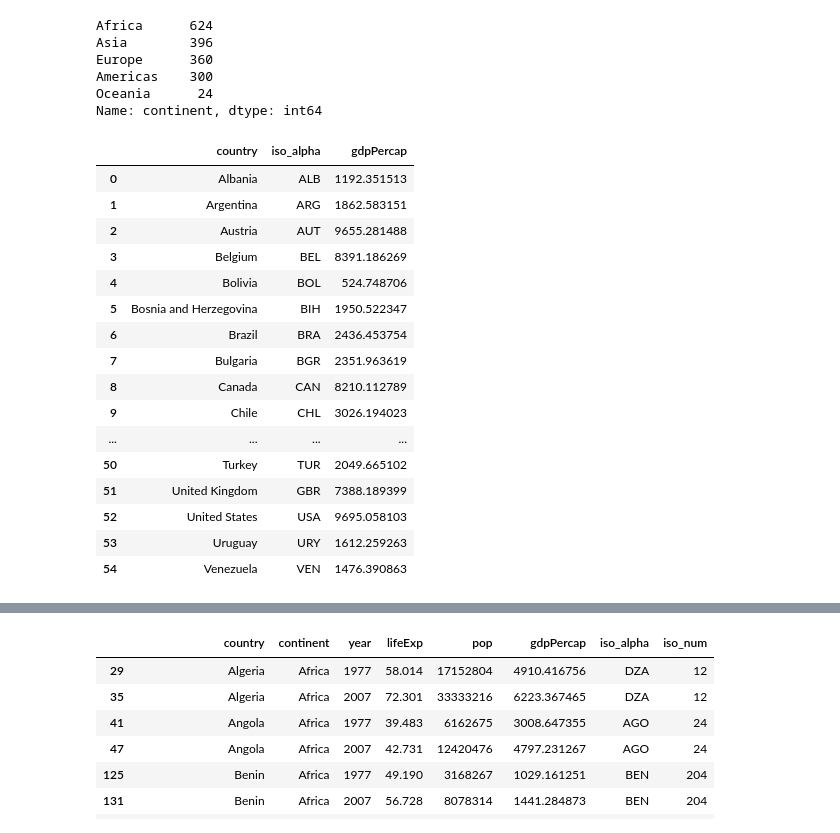
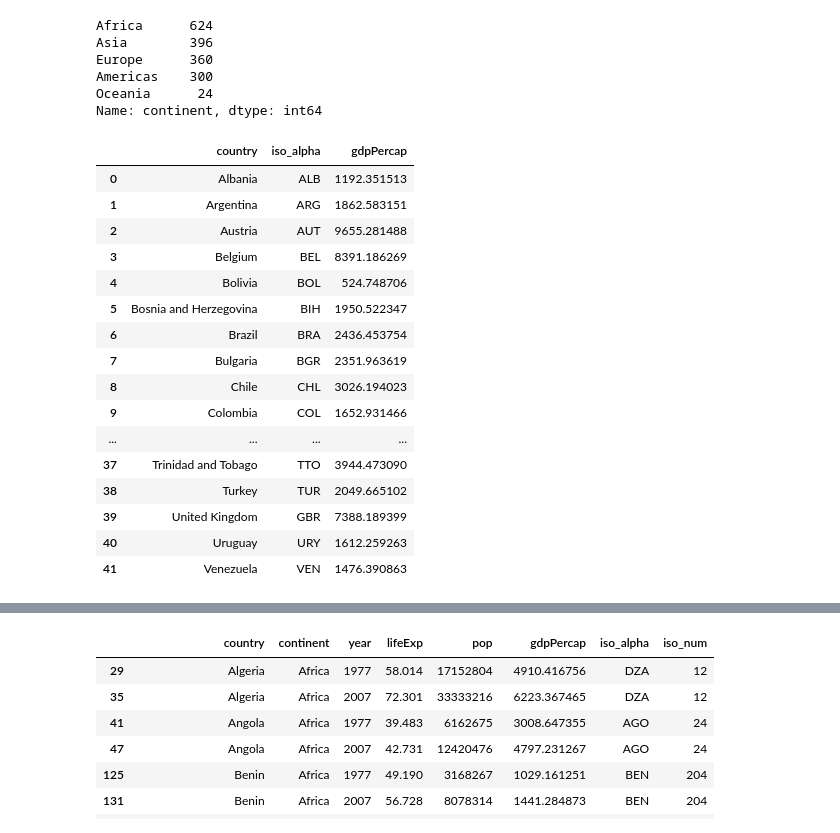
Before and after one commit to chebwa/Assignment9, a Jupyter notebook: Geo_Assignment.ipynb, the cells around one changed output, grey strips where cells are left out. Cells and saved outputs as stored; diff of their text form; code cells hidden in the pictures.

```diff
--- a/Geo_Assignment.ipynb
+++ b/Geo_Assignment.ipynb
@@ -84,26 +84,28 @@ Name: continent, dtype: int64
 # %%
 #Q2
 geo_europe_sa = geo.query("continent=='Europe' | continent =='Americas'")
+list =["Canada", "United States", "Mexico", "Cuba", "Guatemala", "Dominican Republic", "Costa Rica", "Panama", "Honduras", "Nicaragua", "Savador", "Jamaica", "Haiti", "Puerto Rico"]
+geo_europe_sa = geo_europe_sa.query("country !=list ")
 geo_europe_sa_std = geo_europe_sa.groupby(["country", "iso_alpha"])["gdpPercap"].std().reset_index()
 geo_europe_sa_std
 # %% [output]
 |  | country | iso_alpha | gdpPercap |
 | 0 | Albania | ALB | 1192.351513 |
 | 1 | Argentina | ARG | 1862.583151 |
 | 2 | Austria | AUT | 9655.281488 |
 | 3 | Belgium | BEL | 8391.186269 |
 | 4 | Bolivia | BOL | 524.748706 |
 | 5 | Bosnia and Herzegovina | BIH | 1950.522347 |
 | 6 | Brazil | BRA | 2436.453754 |
 | 7 | Bulgaria | BGR | 2351.963619 |
-| 8 | Canada | CAN | 8210.112789 |
-| 9 | Chile | CHL | 3026.194023 |
+| 8 | Chile | CHL | 3026.194023 |
+| 9 | Colombia | COL | 1652.931466 |
 | ... | ... | ... | ... |
-| 50 | Turkey | TUR | 2049.665102 |
-| 51 | United Kingdom | GBR | 7388.189399 |
-| 52 | United States | USA | 9695.058103 |
-| 53 | Uruguay | URY | 1612.259263 |
-| 54 | Venezuela | VEN | 1476.390863 |
+| 37 | Trinidad and Tobago | TTO | 3944.473090 |
+| 38 | Turkey | TUR | 2049.665102 |
+| 39 | United Kingdom | GBR | 7388.189399 |
+| 40 | Uruguay | URY | 1612.259263 |
+| 41 | Venezuela | VEN | 1476.390863 |
 # %%
 fig = px.choropleth(geo_europe_sa_std, locations="iso_alpha",
                     color="gdpPercap",
```
